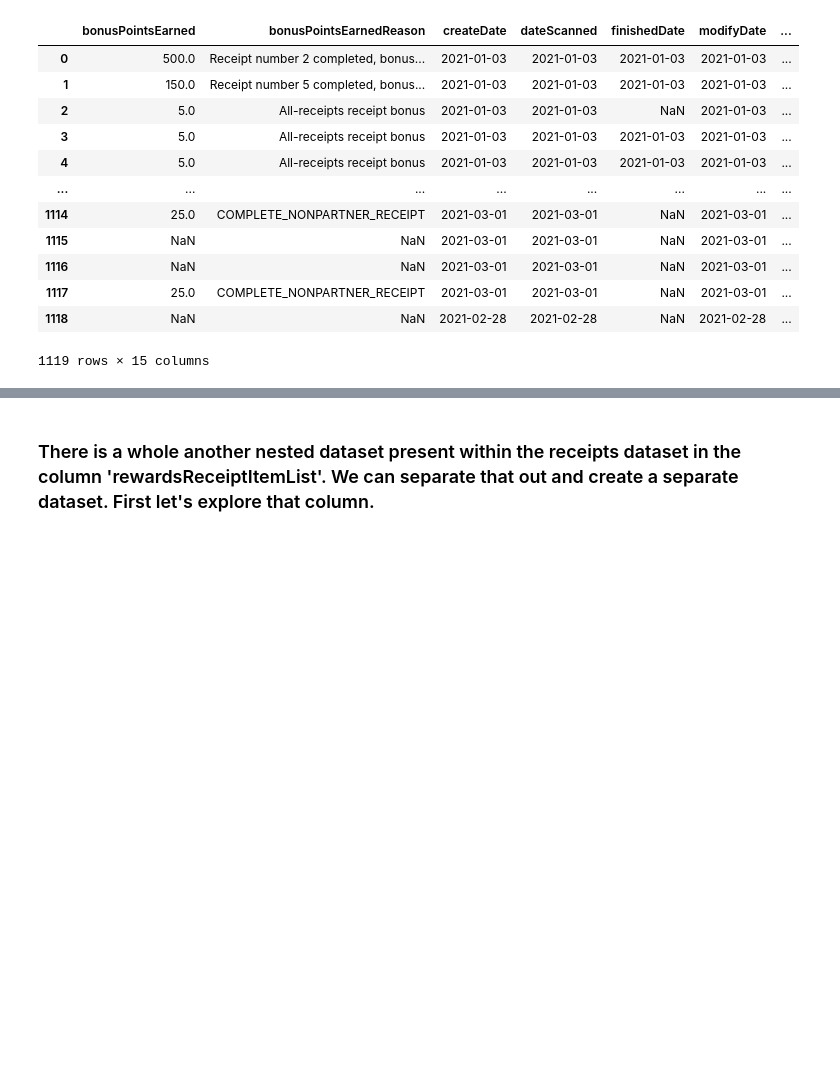
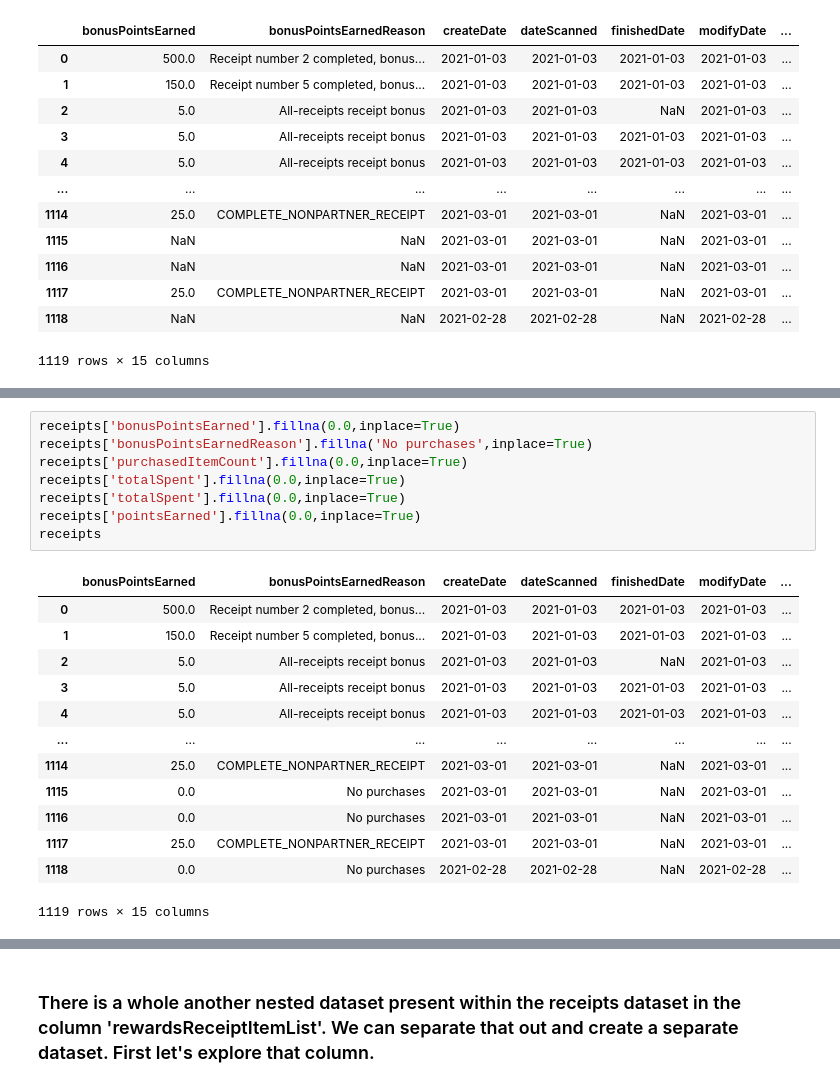
Before and after one commit to rnair7163/Fetch-Analytics-Engineer-Take-Home, a Jupyter notebook: Data-Exploration_and_Cleaning.ipynb, the cells around one changed output, grey strips where cells are left out. Drawn from its saved outputs; the diff is of its cells as text; blank space fills up the shorter version.

```diff
--- a/Data-Exploration_and_Cleaning.ipynb
+++ b/Data-Exploration_and_Cleaning.ipynb
@@ -322,0 +329,22 @@ receipts
+# %%
+receipts['bonusPointsEarned'].fillna(0.0,inplace=True)
+receipts['bonusPointsEarnedReason'].fillna('No purchases',inplace=True)
+receipts['purchasedItemCount'].fillna(0.0,inplace=True)
+receipts['totalSpent'].fillna(0.0,inplace=True)
+receipts['totalSpent'].fillna(0.0,inplace=True)
+receipts['pointsEarned'].fillna(0.0,inplace=True)
+receipts
+# %% [output]
+|  | bonusPointsEarned | bonusPointsEarnedReason | createDate | dateScanned | finishedDate | modifyDate | ... |
+| 0 | 500.0 | Receipt number 2 completed, bonus... | 2021-01-03 | 2021-01-03 | 2021-01-03 | 2021-01-03 | ... |
+| 1 | 150.0 | Receipt number 5 completed, bonus... | 2021-01-03 | 2021-01-03 | 2021-01-03 | 2021-01-03 | ... |
+| 2 | 5.0 | All-receipts receipt bonus | 2021-01-03 | 2021-01-03 | NaN | 2021-01-03 | ... |
+| 3 | 5.0 | All-receipts receipt bonus | 2021-01-03 | 2021-01-03 | 2021-01-03 | 2021-01-03 | ... |
+| 4 | 5.0 | All-receipts receipt bonus | 2021-01-03 | 2021-01-03 | 2021-01-03 | 2021-01-03 | ... |
+| ... | ... | ... | ... | ... | ... | ... | ... |
+| 1114 | 25.0 | COMPLETE_NONPARTNER_RECEIPT | 2021-03-01 | 2021-03-01 | NaN | 2021-03-01 | ... |
+| 1115 | 0.0 | No purchases | 2021-03-01 | 2021-03-01 | NaN | 2021-03-01 | ... |
+| 1116 | 0.0 | No purchases | 2021-03-01 | 2021-03-01 | NaN | 2021-03-01 | ... |
+| 1117 | 25.0 | COMPLETE_NONPARTNER_RECEIPT | 2021-03-01 | 2021-03-01 | NaN | 2021-03-01 | ... |
+| 1118 | 0.0 | No purchases | 2021-02-28 | 2021-02-28 | NaN | 2021-02-28 | ... |
+1119 rows × 15 columns
```
Also changed, not shown: parts of 20 cells of this notebook.
